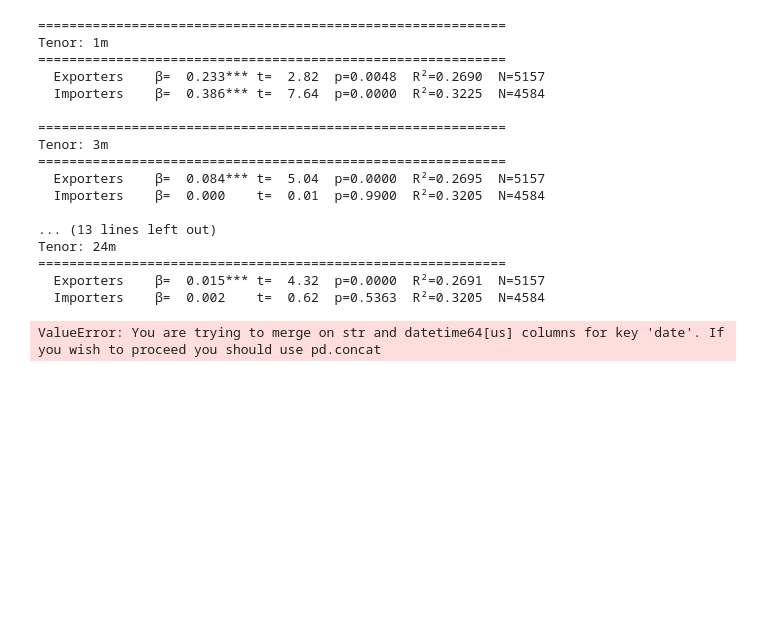
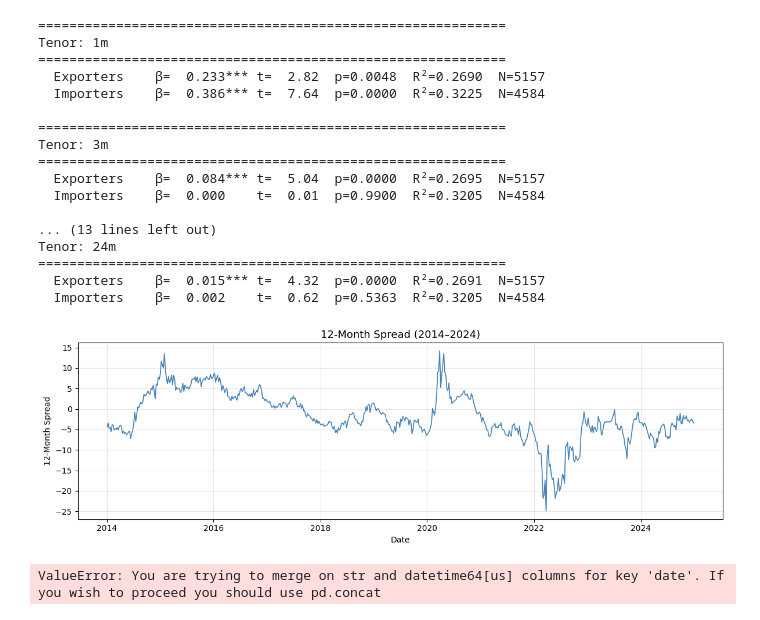
Before and after one commit to juanfp02/commodities_and_sovereigns, a Jupyter notebook: Chapter_01/01_Forward_looking_equity (1).ipynb, the cells around one changed output. Cells and saved outputs as stored; diff of their text form; code cells hidden in the pictures; blank space fills up the shorter version.

```diff
--- a/Chapter_01/01_Forward_looking_equity (1).ipynb
+++ b/Chapter_01/01_Forward_looking_equity (1).ipynb
@@ -528,6 +528,24 @@ Tenor: 24m
 ============================================================
   Exporters    β=  0.015*** t=  4.32  p=0.0000  R²=0.2691  N=5157
   Importers    β=  0.002    t=  0.62  p=0.5363  R²=0.3205  N=4584
+# %%
+import matplotlib.pyplot as plt
+
+oil['12_month_spread'] = oil['Brent_12m'] - oil['Brent']
+
+mask = (oil.index >= '2014-01-01') & (oil.index <= '2024-12-31')
+oil_filtered = oil.loc[mask]
+
+fig, ax = plt.subplots(figsize=(12, 4))
+ax.plot(oil_filtered.index, oil_filtered['12_month_spread'], color='steelblue', linewidth=1.2)
+ax.set_title('12-Month Spread (2014–2024)', fontsize=13)
+ax.set_xlabel('Date')
+ax.set_ylabel('12-Month Spread')
+ax.grid(True, alpha=0.3)
+plt.tight_layout()
+plt.show()
+# %% [output]
+[figure, added]
 # %%
 # ── Setup: prepare panel for predictive regressions ──────────
 
```
Also changed, not shown: 1 other file.
